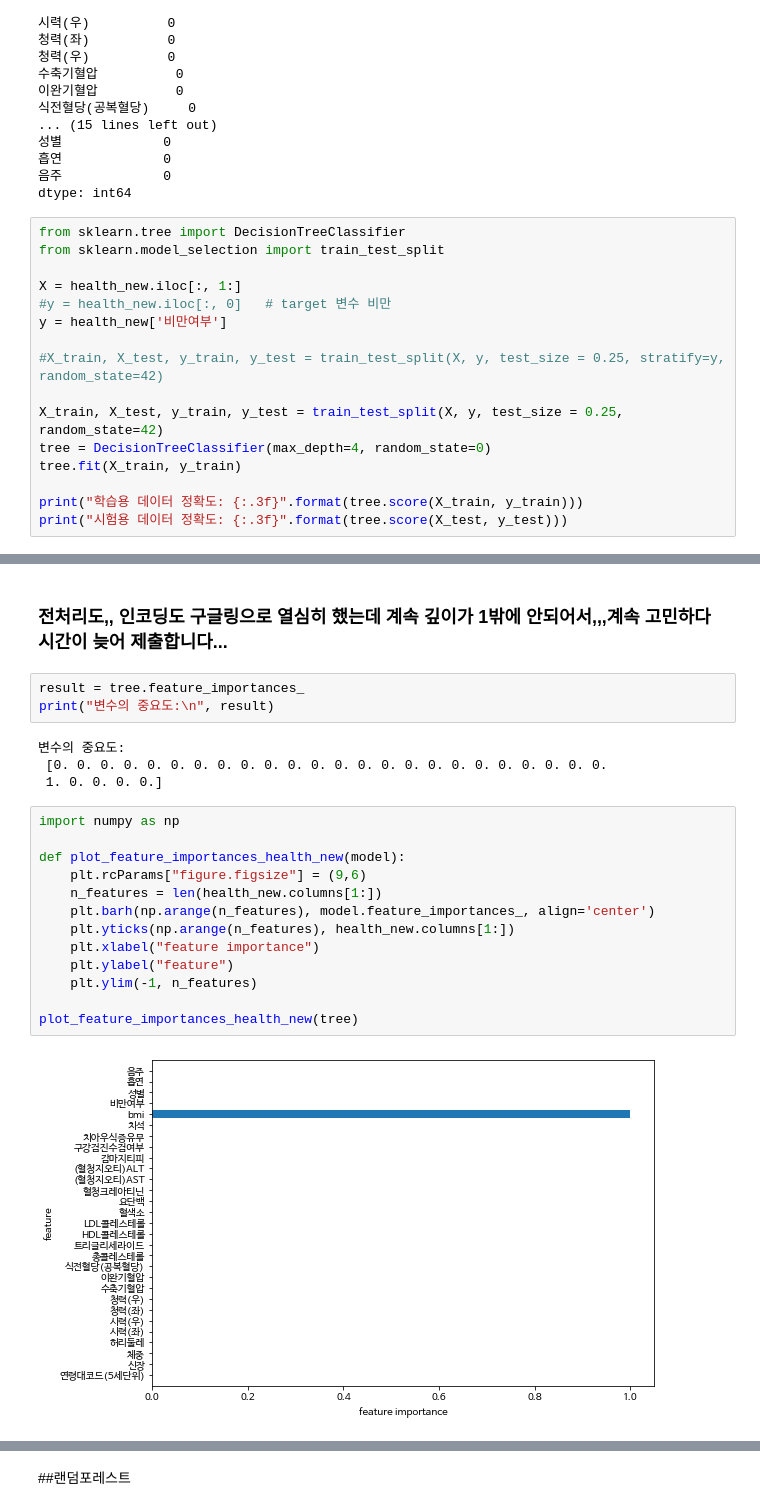
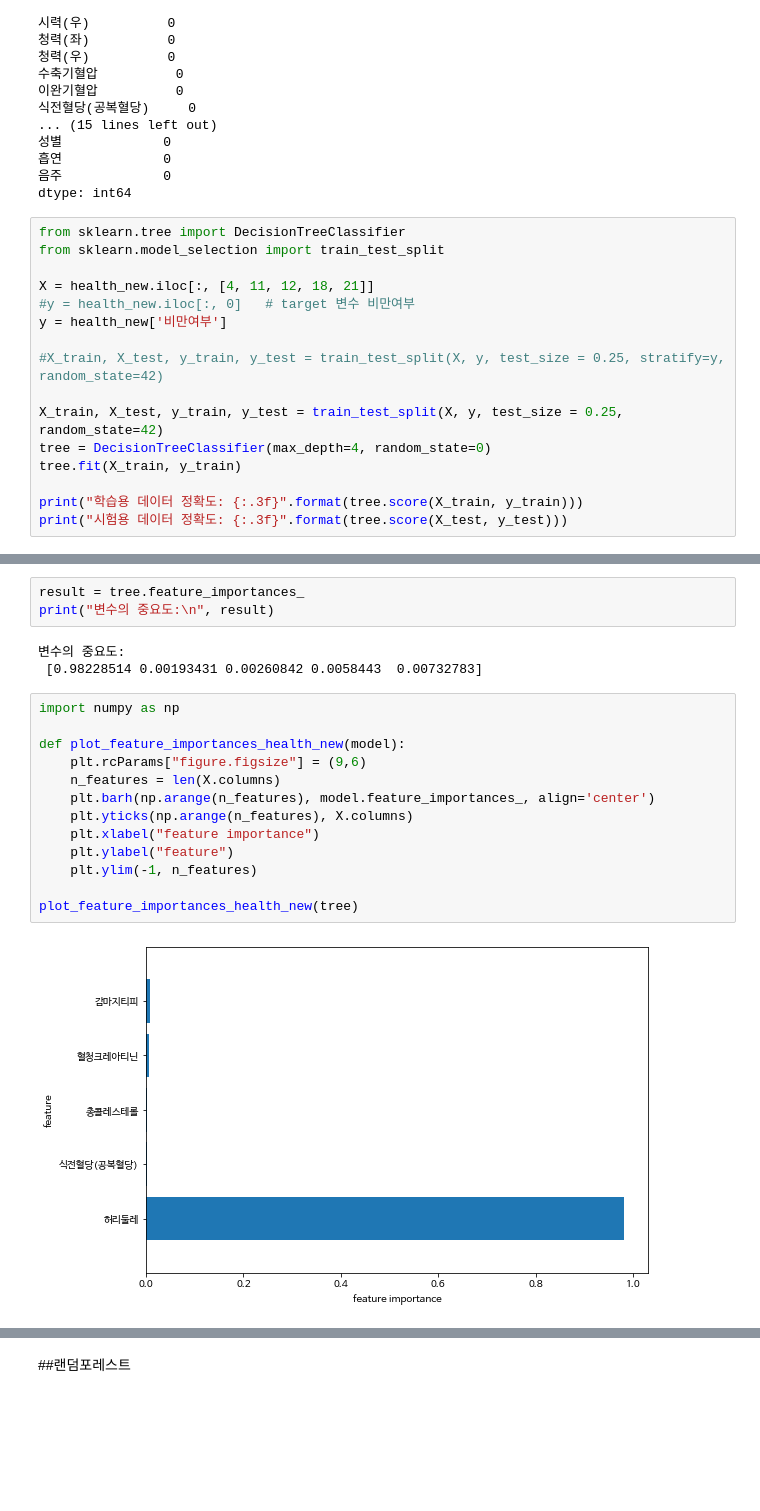
Before and after one commit to kyeonghaeone/ITB2022, a Jupyter notebook: 분류과제.ipynb, the cells around one changed output, grey strips where cells are left out. Cells and saved outputs as stored; diff of their text form; blank space fills up the shorter version.

```diff
--- a/분류과제.ipynb
+++ b/분류과제.ipynb
@@ -340,8 +340,8 @@ dtype: int64
 from sklearn.tree import DecisionTreeClassifier
 from sklearn.model_selection import train_test_split
 
-X = health_new.iloc[:, 1:]
-#y = health_new.iloc[:, 0]   # target 변수 비만
+X = health_new.iloc[:, [4, 11, 12, 18, 21]]
+#y = health_new.iloc[:, 0]   # target 변수 비만여부
 y = health_new['비만여부']
 
 #X_train, X_test, y_train, y_test = train_test_split(X, y, test_size = 0.25, stratify=y, random_state=42)
@@ -369,29 +369,26 @@ with open("tree.dot") as f:
 display(graphviz.Source(dot_graph))
 # %% [output]
 [drawing not drawn]
-# %% [markdown]
-### 전처리도,, 인코딩도 구글링으로 열심히 했는데 계속 깊이가 1밖에 안되어서,,,계속 고민하다 시간이 늦어 제출합니다...
 # %%
 result = tree.feature_importances_
 print("변수의 중요도:\n", result)
 # %% [output]
 변수의 중요도:
- [0. 0. 0. 0. 0. 0. 0. 0. 0. 0. 0. 0. 0. 0. 0. 0. 0. 0. 0. 0. 0. 0. 0. 0.
- 1. 0. 0. 0. 0.]
+ [0.98228514 0.00193431 0.00260842 0.0058443  0.00732783]
 # %%
 import numpy as np
 
 def plot_feature_importances_health_new(model):
     plt.rcParams["figure.figsize"] = (9,6)
-    n_features = len(health_new.columns[1:])
+    n_features = len(X.columns)
     plt.barh(np.arange(n_features), model.feature_importances_, align='center')
-    plt.yticks(np.arange(n_features), health_new.columns[1:])
+    plt.yticks(np.arange(n_features), X.columns)
     plt.xlabel("feature importance")
     plt.ylabel("feature")
     plt.ylim(-1, n_features)
 
 plot_feature_importances_health_new(tree)
 # %% [output]
-[figure, old version]
+[figure, new version]
 # %%
 res = pd.DataFrame(result)
```
Also changed, not shown: parts of 30 cells of this notebook.
